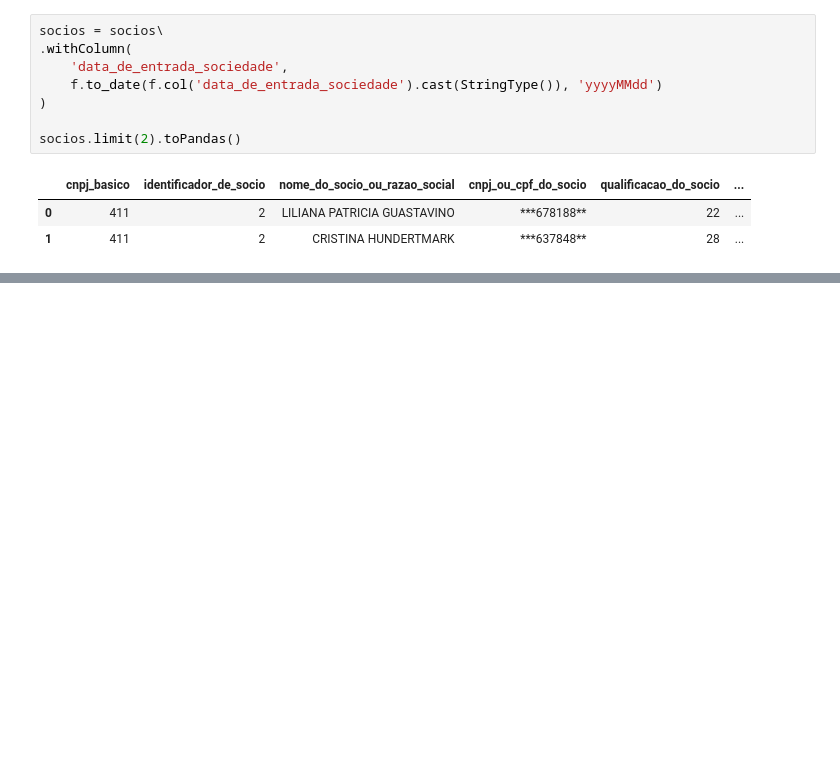
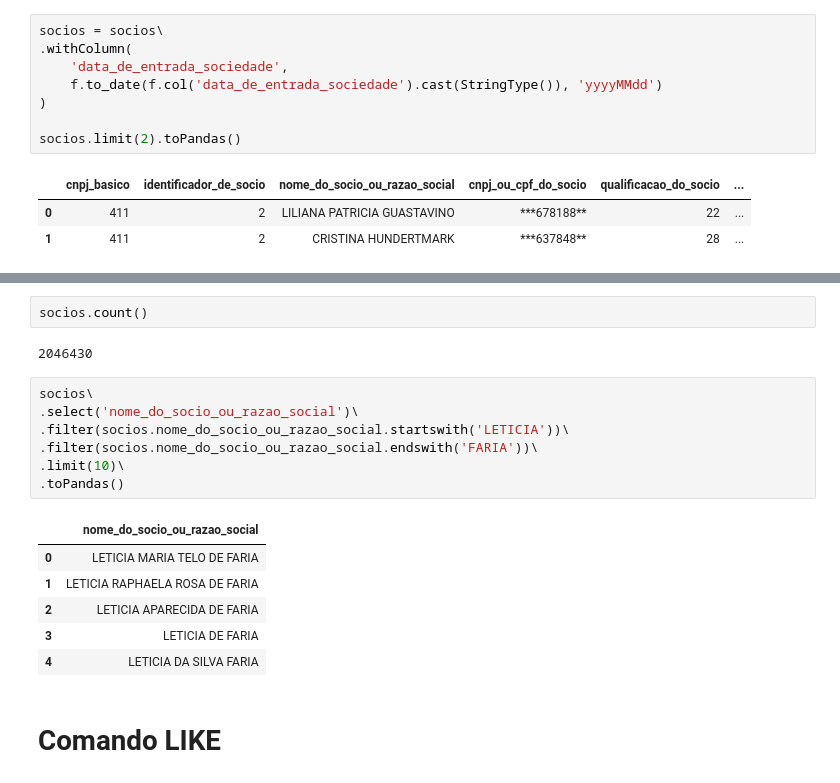
Before and after one commit to leticiafaria7/alura-courses, a Jupyter notebook: apache-spark/manipulando_dados.ipynb, the cells around one changed output, grey strips where cells are left out. Saved outputs shown, nothing was run; the diff lists cells and outputs as text; blank space fills up the shorter version.

```diff
--- a/apache-spark/manipulando_dados.ipynb
+++ b/apache-spark/manipulando_dados.ipynb
@@ -313,0 +555,20 @@ socios.limit(2).toPandas()
+# %%
+socios.count()
+# %% [output]
+2046430
+# %%
+socios\
+.select('nome_do_socio_ou_razao_social')\
+.filter(socios.nome_do_socio_ou_razao_social.startswith('LETICIA'))\
+.filter(socios.nome_do_socio_ou_razao_social.endswith('FARIA'))\
+.limit(10)\
+.toPandas()
+# %% [output]
+|  | nome_do_socio_ou_razao_social |
+| 0 | LETICIA MARIA TELO DE FARIA |
+| 1 | LETICIA RAPHAELA ROSA DE FARIA |
+| 2 | LETICIA APARECIDA DE FARIA |
+| 3 | LETICIA DE FARIA |
+| 4 | LETICIA DA SILVA FARIA |
+# %% [markdown]
+# Comando LIKE
```
Also changed, not shown: parts of 27 cells of this notebook.
